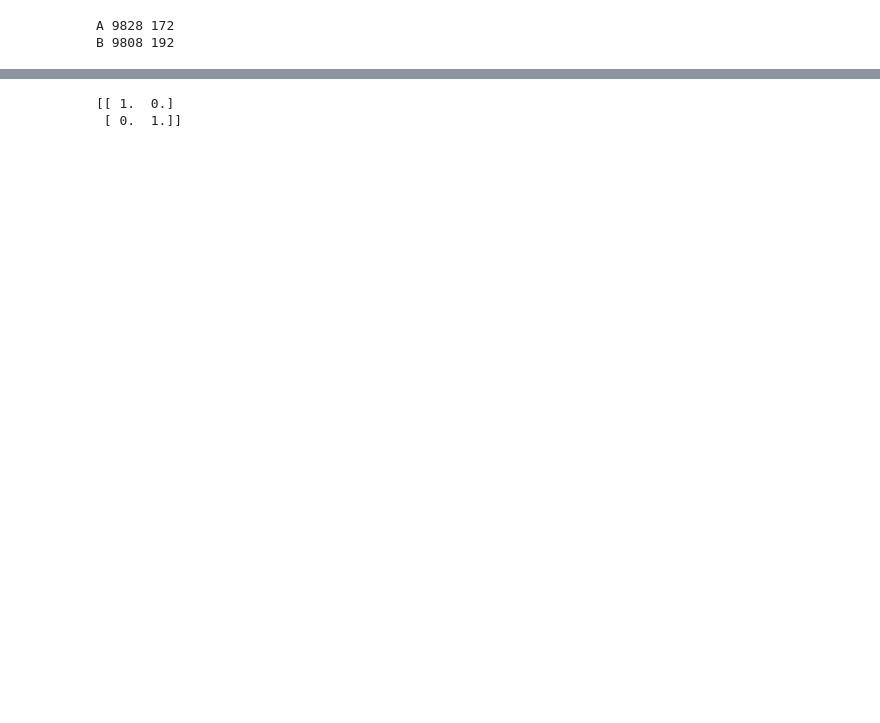
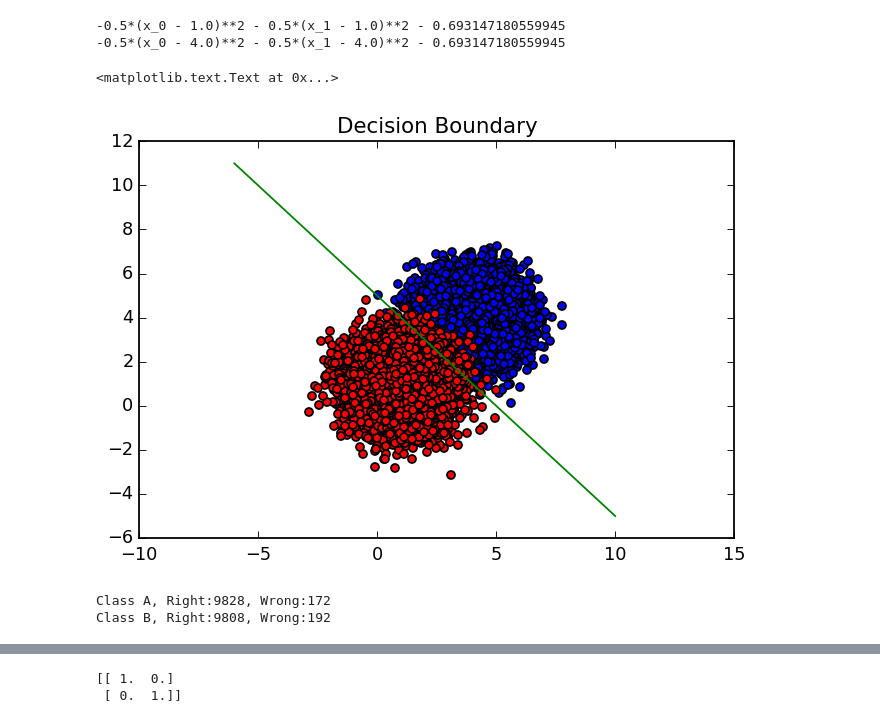
Before and after one commit to lavahot/Pattern-Recognition, a Jupyter notebook: Bayes-Classifier/testing.ipynb, the cells around one changed output, grey strips where cells are left out. Drawn from its saved outputs; the diff is of its cells as text; code cells hidden in the pictures; blank space fills up the shorter version.

Commit message:
Automatic Bounds

```diff
--- a/Bayes-Classifier/testing.ipynb
+++ b/Bayes-Classifier/testing.ipynb
@@ -31,7 +42,8 @@ class Distribution:
         formula = math.log(self.prior)
         for i in range(self.dims):
             X.append(sympy.Symbol('x_'+str(i)))
-        for x in X:
+        for i in range(self.dims):
+            x = X[i]
             formula = formula - ((x - self.mu[i])**2 / (2 * self.sigm[i]**2))
         return formula
     def __str__(self):
@@ -47,3 +59,29 @@ def predictClass(x, classes):
             bestLogProb = logProb
             bestClass = C
     return bestClass
+# %%
+def getBounds(A, B, linspace):
+    equation = A.getLogProbFormula() - B.getLogProbFormula()
+    sols = sympy.solve(equation, 'x_1')
+    lines = []
+    for sol in sols:
+        line = [[], []]
+        lines.append(line)
+        for xVal in linspace:
+            yVal = sol.subs('x_0', xVal)
+            if not 'I' in str(yVal):
+                xVal = float(xVal)
+                yVal = float(yVal)
+                line[0].append(xVal)
+                line[1].append(yVal)
+            pass
+    return lines
+# %%
+# Testing Parameters
+A = Distribution(mu=A_MU,
+                 sigm=A_SIGM,
+                 prior=A_PRIOR)
+B = Distribution(mu=B_MU,
+                 sigm=B_SIGM,
+                 prior=B_PRIOR)
+Classes = [A, B]
@@ -50,14 +107,21 @@ def predictClass(x, classes):
+# %%
+linspace = np.linspace(-6, 10, 1000)
+bounds = getBounds(A, B, linspace)
+print(A.getLogProbFormula())
+print(B.getLogProbFormula())
+# %% [output]
+-0.5*(x_0 - 1.0)**2 - 0.5*(x_1 - 1.0)**2 - 0.693147180559945
+-0.5*(x_0 - 4.0)**2 - 0.5*(x_1 - 4.0)**2 - 0.693147180559945
+# %%
+pyplot.scatter(B_samples[:, 0], B_samples[:, 1], c='b', label='B')
+pyplot.scatter(A_samples[:, 0], A_samples[:, 1], c='r', label='A')
+for bound in bounds:
+    pyplot.plot(bound[0], bound[1], c='g')
+pyplot.title('Decision Boundary')
+# %% [output]
+<matplotlib.text.Text at 0x...>
+[figure, added]
 # %%
-# Testing Parameters
-A_SAMPLES_FNAME = '1-1.txt'
-B_SAMPLES_FNAME = '1-2.txt'
-A = Distribution(mu=[1.0, 1.0],
-                 sigm=[1.0, 1.0],
-                 prior=0.5)
-B = Distribution(mu=[4.0, 4.0],
-                 sigm=[1.0, 1.0],
-                 prior=0.5)
-Classes = [A, B]
 # Test A
 right = 0
 wrong = 0
@@ -67,7 +131,7 @@ for a in A_samples:
         right += 1
     else:
         wrong += 1
-print('A', right, wrong)
+print('Class {c}, Right:{r}, Wrong:{w}'.format(c='A', r=right, w=wrong))
 # Test B
 right = 0
 wrong = 0
@@ -77,7 +141,7 @@ for b in B_samples:
         right += 1
     else:
         wrong += 1
-print('B', right, wrong)
+print('Class {c}, Right:{r}, Wrong:{w}'.format(c='B', r=right, w=wrong))
 # %% [output]
-A 9828 172
-B 9808 192
+Class A, Right:9828, Wrong:172
+Class B, Right:9808, Wrong:192
```
Also changed, not shown: parts of 4 cells of this notebook.
